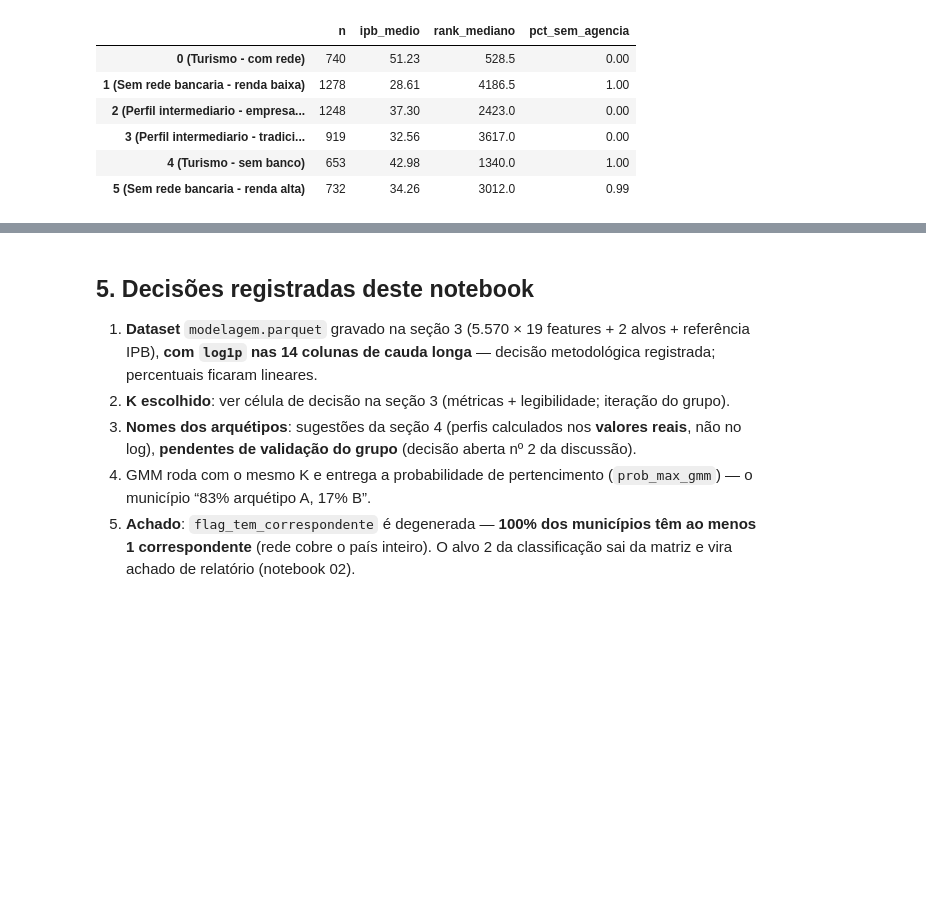
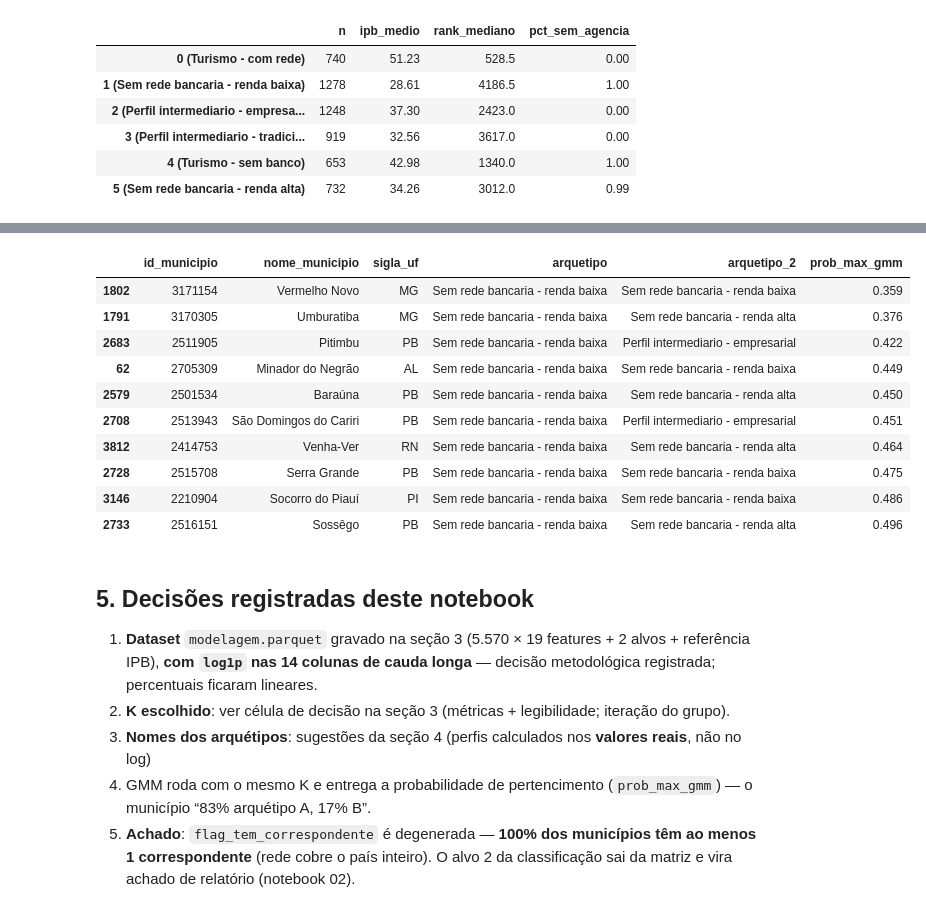
Before and after one commit to LucioFrCruz/heluvina_projeto_final_202602, a Jupyter notebook: notebooks/01_modelagem/01_dataset_e_arquetipos.ipynb, the cells around one changed output, grey strips where cells are left out. Saved outputs shown, nothing was run; the diff lists cells and outputs as text; code cells hidden in the pictures; blank space fills up the shorter version.

```diff
--- a/notebooks/01_modelagem/01_dataset_e_arquetipos.ipynb
+++ b/notebooks/01_modelagem/01_dataset_e_arquetipos.ipynb
@@ -252,8 +291,32 @@ resumo
+# %%
+# Top 10 "mestiços": maior indecisão entre dois arquétipos
+segundo_cluster = probs_gmm.apply(
+    lambda linha: int(linha.drop(linha.idxmax()).idxmax().rsplit("_", 1)[-1]),
+    axis=1,
+)
+
+mesticos = df.nsmallest(10, "prob_max_gmm").copy()
+mesticos["arquetipo"] = mesticos["cluster_kmeans"].map(nomes)
+mesticos["arquetipo_2"] = segundo_cluster.loc[mesticos.index].map(nomes)
+mesticos[["id_municipio", "nome_municipio", "sigla_uf", "arquetipo",
+          "arquetipo_2", "prob_max_gmm"]].round(3)
+# %% [output]
+|  | id_municipio | nome_municipio | sigla_uf | arquetipo | arquetipo_2 | prob_max_gmm |
+| 1802 | 3171154 | Vermelho Novo | MG | Sem rede bancaria - renda baixa | Sem rede bancaria - renda baixa | 0.359 |
+| 1791 | 3170305 | Umburatiba | MG | Sem rede bancaria - renda baixa | Sem rede bancaria - renda alta | 0.376 |
+| 2683 | 2511905 | Pitimbu | PB | Sem rede bancaria - renda baixa | Perfil intermediario - empresarial | 0.422 |
+| 62 | 2705309 | Minador do Negrão | AL | Sem rede bancaria - renda baixa | Sem rede bancaria - renda baixa | 0.449 |
+| 2579 | 2501534 | Baraúna | PB | Sem rede bancaria - renda baixa | Sem rede bancaria - renda alta | 0.450 |
+| 2708 | 2513943 | São Domingos do Cariri | PB | Sem rede bancaria - renda baixa | Perfil intermediario - empresarial | 0.451 |
+| 3812 | 2414753 | Venha-Ver | RN | Sem rede bancaria - renda baixa | Sem rede bancaria - renda alta | 0.464 |
+| 2728 | 2515708 | Serra Grande | PB | Sem rede bancaria - renda baixa | Sem rede bancaria - renda baixa | 0.475 |
+| 3146 | 2210904 | Socorro do Piauí | PI | Sem rede bancaria - renda baixa | Sem rede bancaria - renda baixa | 0.486 |
+| 2733 | 2516151 | Sossêgo | PB | Sem rede bancaria - renda baixa | Sem rede bancaria - renda alta | 0.496 |
 # %% [markdown]
 ## 5. Decisões registradas deste notebook
 
 1. **Dataset** `modelagem.parquet` gravado na seção 3 (5.570 × 19 features + 2 alvos + referência IPB), **com `log1p` nas 14 colunas de cauda longa** — decisão metodológica registrada; percentuais ficaram lineares.
 2. **K escolhido**: ver célula de decisão na seção 3 (métricas + legibilidade; iteração do grupo).
-3. **Nomes dos arquétipos**: sugestões da seção 4 (perfis calculados nos **valores reais**, não no log), **pendentes de validação do grupo** (decisão aberta nº 2 da discussão).
+3. **Nomes dos arquétipos**: sugestões da seção 4 (perfis calculados nos **valores reais**, não no log)
 4. GMM roda com o mesmo K e entrega a probabilidade de pertencimento (`prob_max_gmm`) — o município “83% arquétipo A, 17% B”.
 5. **Achado**: `flag_tem_correspondente` é degenerada — **100% dos municípios têm ao menos 1 correspondente** (rede cobre o país inteiro). O alvo 2 da classificação sai da matriz e vira achado de relatório (notebook 02).
```
Also changed, not shown: parts of 7 cells of this notebook, 5 other files.
